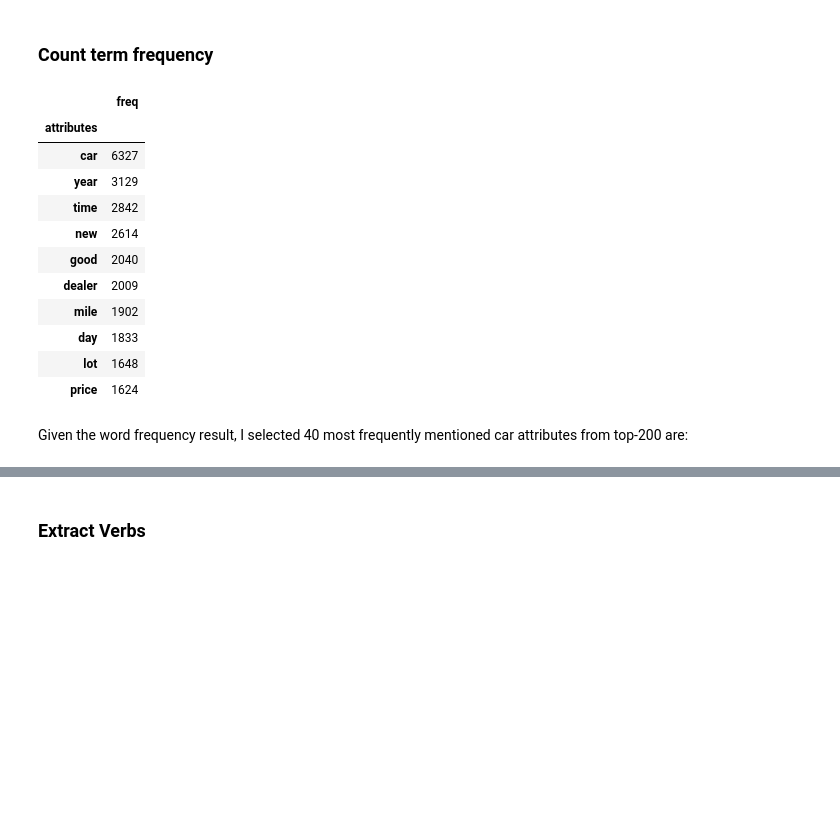
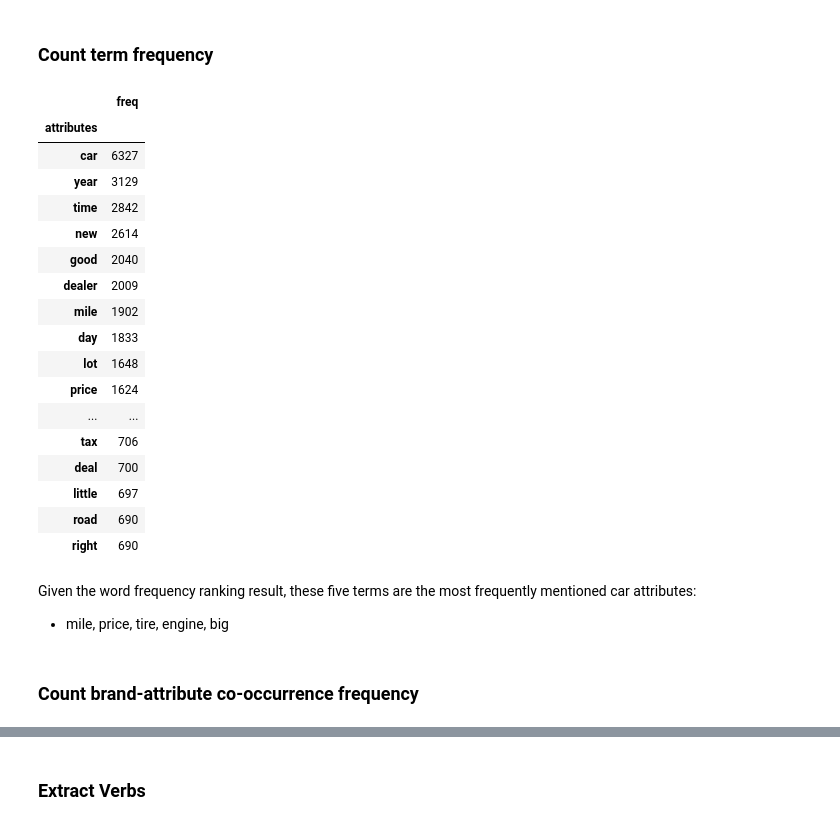
Before and after one commit to shanshanlao/car-brand-analysis, a Jupyter notebook: car_brand_analysis.ipynb, the cells around one changed output, grey strips where cells are left out. Saved outputs shown, nothing was run; the diff lists cells and outputs as text; code cells hidden in the pictures; blank space fills up the shorter version.

```diff
--- a/car_brand_analysis.ipynb
+++ b/car_brand_analysis.ipynb
@@ -154,7 +154,7 @@ freqDict = dict(zip(brands, [0]*len(brands)))
 # For each message
 for i in range(len(comments)):
     # For every word in the message
-    text = comments['cleaned'][i]
+    text = set(comments['cleaned'][i])
     for w in text:
         if w in brands:
             freqDict[w] += 1
@@ -213,7 +213,7 @@ Calculate the frequency of co-mentions of brands.
 
 For example, if Honda and Toyota are mentioned in the same post, then the co-mention frequency of Honda and Toyota increases by 1.
 # %%
-metioned_brands = pd.read_csv('mentioned_brands.csv')
-metioned_brands
+mentioned_brands = pd.read_csv('mentioned_brands.csv')
+mentioned_brands
 # %% [output]
 |  | brand | freq |
@@ -240,0 +236,3 @@ metioned_brands.shape
+# %%
+mentioned_brands = mentioned_brands[mentioned_brands['freq'] >= 20]
+mentioned_brands.shape
@@ -241,5 +241,5 @@ metioned_brands.shape
 # %%
 # Extract the metioned brand names
-brands = metioned_brands['brand'].tolist()
+brands = mentioned_brands['brand'].tolist()
 brands[:5]
 # %% [output]
@@ -383,21 +380,29 @@ attribute_dict = dict(sorted(attribute_dict.items(), key=lambda x:x[1], reverse=
 # %%
 attr_df = pd.DataFrame.from_dict(attribute_dict, orient='index', columns=['freq'])
 attr_df.index.name = 'attributes'
-attr_df.head(10)
+attr_df.head(50)
 # %% [output]
 |  | freq |
 | attributes |  |
 | car | 6327 |
 | year | 3129 |
 | time | 2842 |
 | new | 2614 |
 | good | 2040 |
 | dealer | 2009 |
 | mile | 1902 |
 | day | 1833 |
 | lot | 1648 |
 | price | 1624 |
+| ... | ... |
+| tax | 706 |
+| deal | 700 |
+| little | 697 |
+| road | 690 |
+| right | 690 |
 # %%
 attr_df.to_csv('attr_freq.csv')
 # %% [markdown]
-Given the word frequency result, I selected 40 most frequently mentioned car attributes from top-200 are:
+Given the word frequency ranking result, these five terms are the most frequently mentioned car attributes:
+
+- mile, price, tire, engine, big
@@ -412,3 +411,5 @@ freq_car_attributes = ['mile', 'price', 'tire', 'engine', 'big',
+# %% [markdown]
+### Count brand-attribute co-occurrence frequency
 # %%
 # Create an empty dataframe with attributes * top_brands
 brand_attr_df = pd.DataFrame(0, columns=top_brands, index=freq_car_attributes)
```
Also changed, not shown: parts of 33 cells of this notebook, 4 other files.
